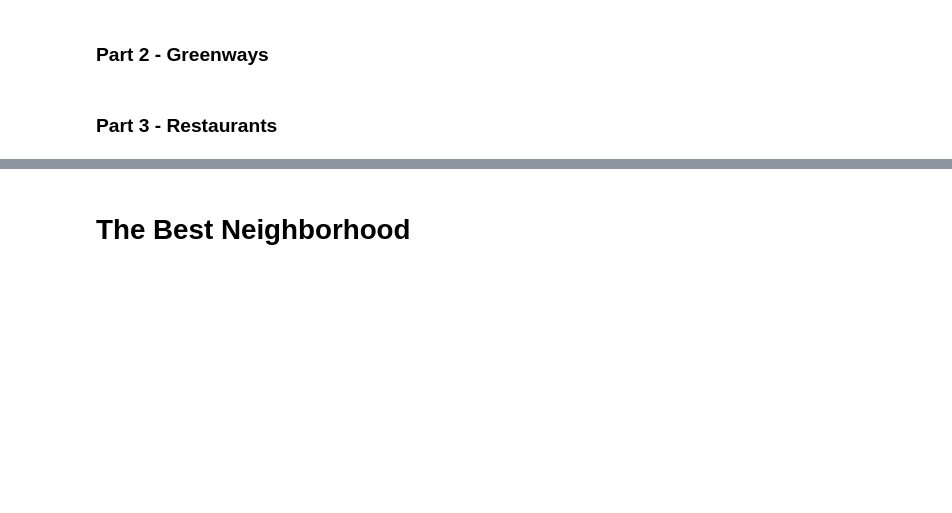
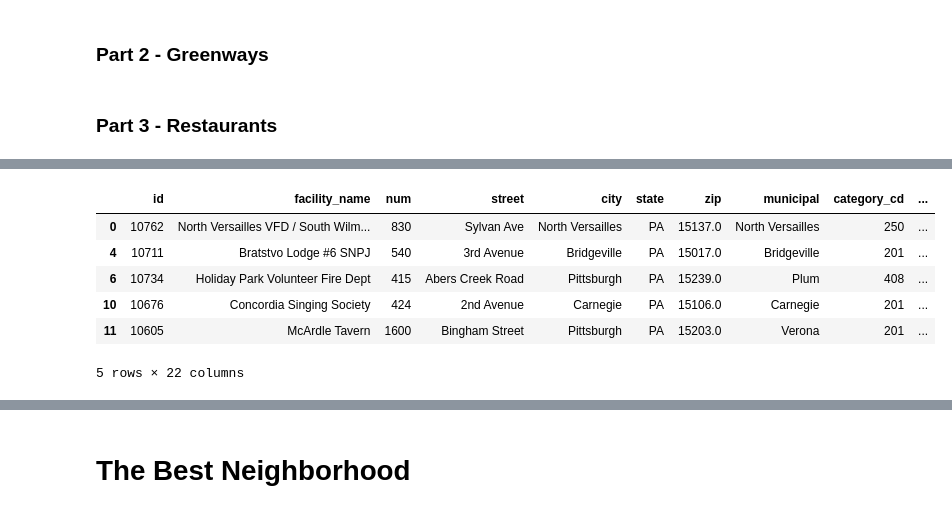
Before and after one commit to yimijj/CMPINF0010-Final-Project, a Jupyter notebook: FinalReport-Notebook.ipynb, the cells around one changed output, grey strips where cells are left out. Saved outputs shown, nothing was run; the diff lists cells and outputs as text; code cells hidden in the pictures; blank space fills up the shorter version.

```diff
--- a/FinalReport-Notebook.ipynb
+++ b/FinalReport-Notebook.ipynb
@@ -179,0 +207,13 @@ Although the some of the neighborhoods in the overall top 10 changed. For exampl
+# %%
+status = dataRestaurants.loc[dataRestaurants['status']== 1]
+status.head(5)
+
+#grabbing only the restaurants that are still active (1 = active, 7 = inactive)
+# %% [output]
+|  | id | facility_name | num | street | city | state | zip | municipal | category_cd | ... |
+| 0 | 10762 | North Versailles VFD / South Wilm... | 830 | Sylvan Ave | North Versailles | PA | 15137.0 | North Versailles | 250 | ... |
+| 4 | 10711 | Bratstvo Lodge #6 SNPJ | 540 | 3rd Avenue | Bridgeville | PA | 15017.0 | Bridgeville | 201 | ... |
+| 6 | 10734 | Holiday Park Volunteer Fire Dept | 415 | Abers Creek Road | Pittsburgh | PA | 15239.0 | Plum | 408 | ... |
+| 10 | 10676 | Concordia Singing Society | 424 | 2nd Avenue | Carnegie | PA | 15106.0 | Carnegie | 201 | ... |
+| 11 | 10605 | McArdle Tavern | 1600 | Bingham Street | Pittsburgh | PA | 15203.0 | Verona | 201 | ... |
+5 rows × 22 columns
```
Also changed, not shown: parts of 8 cells of this notebook, 1 other file.
